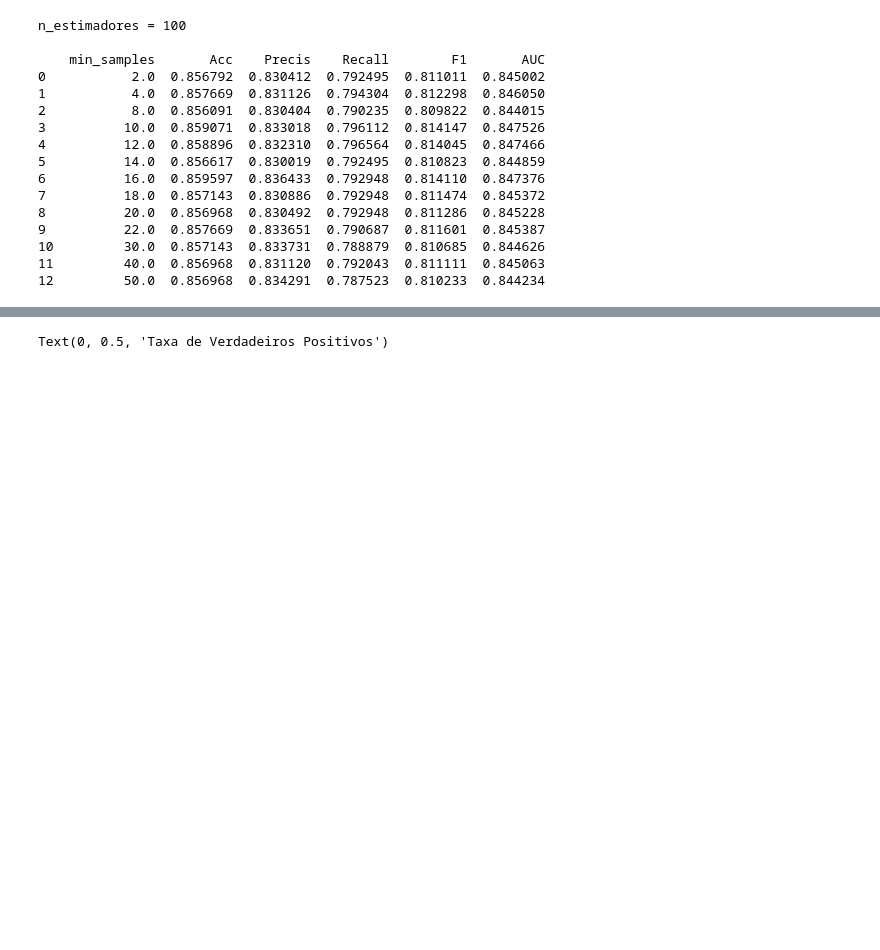
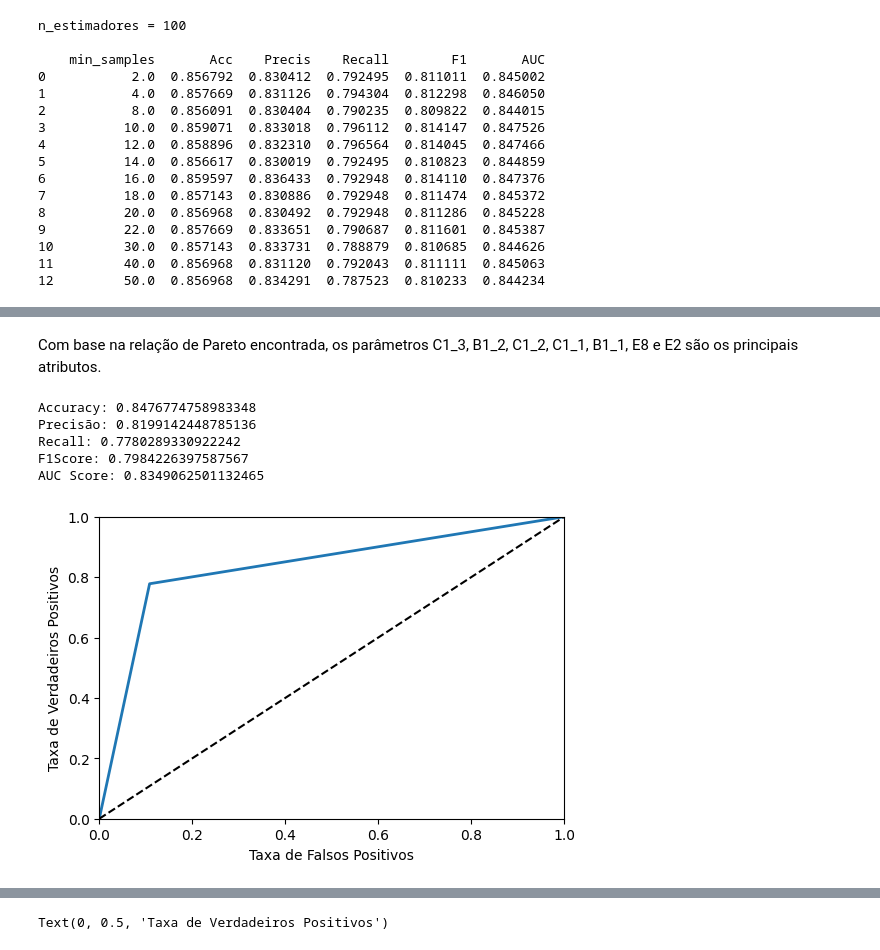
Before and after one commit to mrelero/machine-learning-anatel-database, a Jupyter notebook: primary-ml-techs.ipynb, the cells around one changed output, grey strips where cells are left out. Cells and saved outputs as stored; diff of their text form; code cells hidden in the pictures; blank space fills up the shorter version.

```diff
--- a/primary-ml-techs.ipynb
+++ b/primary-ml-techs.ipynb
@@ -730,3 +711,51 @@ AUC Score: 0.8444071687679154
+# %% [markdown]
+Com base na relação de Pareto encontrada, os parâmetros C1_3, B1_2, C1_2, C1_1, B1_1, E8 e E2 são os principais atributos.
+# %%
+most_rlv_features_dataset = Data_Filter.copy()
+
+params = most_rlv_features_dataset.columns
+
+for i in params:
+    if i != "C1_3" and i != "B1_2" and i != "C1_2" and i != "C1_1" and i != "B1_1" and i != "E8" and i != "E2" and i != "J1":
+        most_rlv_features_dataset.drop(i, inplace= True, axis = 1)
+
+
+Dados_Y_N = Data_Filter["J1"].copy()
+Dados_X_N = most_rlv_features_dataset.copy()
+Dados_X_N.drop("J1", inplace= True, axis = 1)
+
+X_train_N, X_test_N, y_train_N, y_test_N = train_test_split(Dados_X_N, Dados_Y_N, test_size=0.3,random_state=109) # 70% training and 30% test
+# %%
+## Random Forest com apenas Parâmetros selecionados
+
+
+Rand_Forest_Class = RandomForestClassifier()
+
+Rand_Forest_Class.fit(X_train_N, y_train_N)
+
+y_pred_N = Rand_Forest_Class.predict(X_test_N)
+
+print("Accuracy:",metrics.accuracy_score(y_test_N, y_pred_N))
+cmRF = confusion_matrix(y_test_N, y_pred_N)
+
+
+pRF = precision_score(y_test_N,y_pred_N)
+rRF = recall_score(y_test_N,y_pred_N)
+F1RF = f1_score(y_test_N, y_pred_N)
+print("Precisão:", pRF)
+print("Recall:", rRF)
+print("F1Score:", F1RF)
+fprRF, tprRF, threshold_RF = roc_curve(y_test_N,y_pred_N)
+plot_roc_curve(fprRF,tprRF)
+aucRF = roc_auc_score(y_test_N,y_pred_N)
+print("AUC Score:",aucRF)
+# %% [output]
+Accuracy: 0.8476774758983348
+Precisão: 0.8199142448785136
+Recall: 0.7780289330922242
+F1Score: 0.7984226397587567
+AUC Score: 0.8349062501132465
+[figure, added]
 # %% [markdown]
 ## Results
 **\>7**
```
Also changed, not shown: parts of 9 cells of this notebook.
